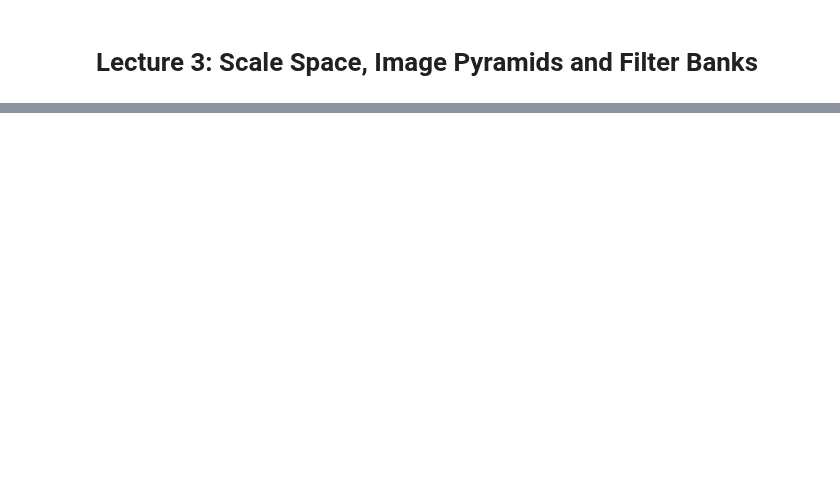
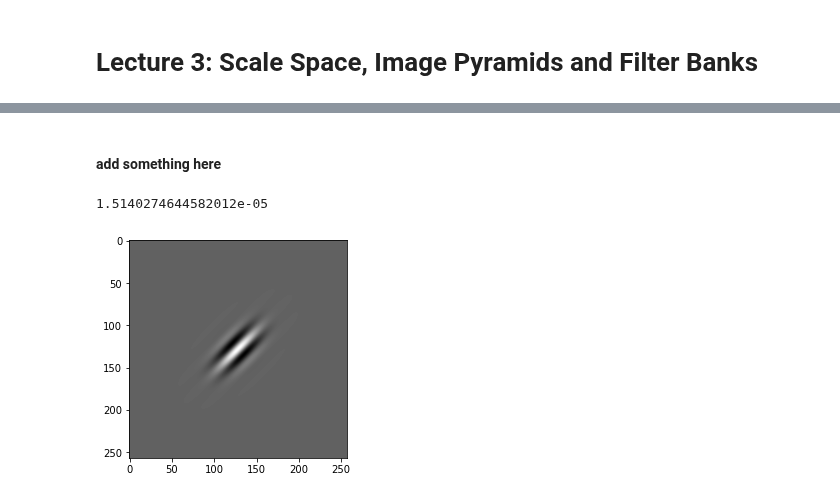
Before and after one commit to DL4CV-NPTEL/Deep-Learning-For-Computer-Vision, a Jupyter notebook: notebooks/Week_2/Week_2_Lecture_3.ipynb, the cells around one changed output, grey strips where cells are left out. Drawn from its saved outputs; the diff is of its cells as text; code cells hidden in the pictures; blank space fills up the shorter version.

Commit message:
update : added gabor filter code

```diff
--- a/notebooks/Week_2/Week_2_Lecture_3.ipynb
+++ b/notebooks/Week_2/Week_2_Lecture_3.ipynb
@@ -28,0 +61,23 @@ IPyDisplay.HTML(
+# %% [markdown]
+#### add something here
+# %%
+
+def genGabor(size_of_image, omega, theta, func=np.cos, K=np.pi):
+    radius = (int(size_of_image[0]/2.0), int(size_of_image[1]/2.0))
+    [x, y] = np.meshgrid(range(-radius[0], radius[0]+1), range(-radius[1], radius[1]+1))
+
+    x1 = x * np.cos(theta) + y * np.sin(theta)
+    y1 = -x * np.sin(theta) + y * np.cos(theta)
+
+    gauss = omega**2 / (4*np.pi * K**2) * np.exp(- omega**2 / (8*K**2) * ( 4 * x1**2 + y1**2))
+    sinusoid = func(omega * x1) * np.exp(K**2 / 2)
+    gabor = gauss * sinusoid
+    return gabor
+
+g = genGabor((256,256), 0.3, np.pi/4, func=np.cos)
+# change func to "cos", "sin" can generate sin gabor or cos gabor, here we pass a function name as a parameter
+imshow(g, cmap='gray')
+np.mean(g)
+# %% [output]
+1.5140274644582012e-05
+[figure, added]
```
Also changed, not shown: parts of 8 cells of this notebook.
